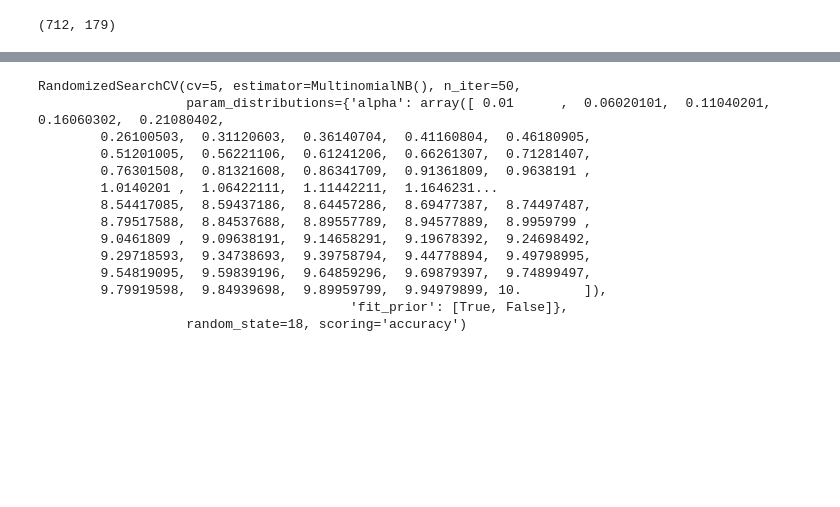
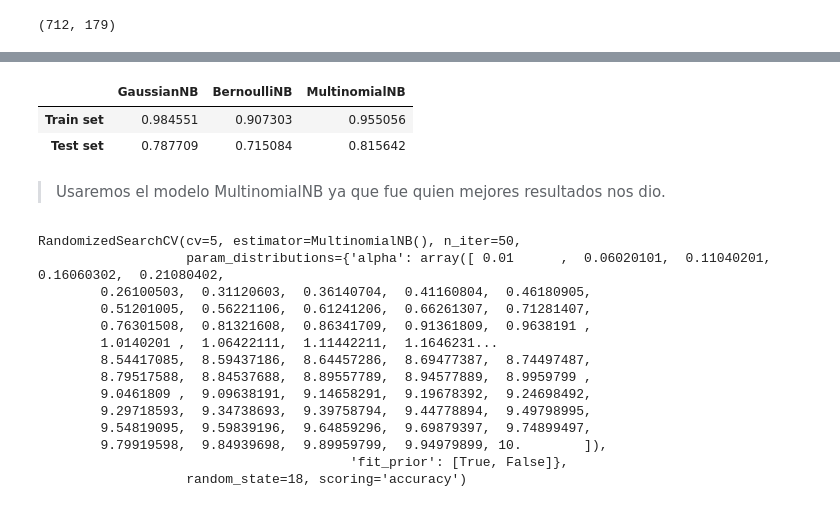
Before and after one commit to 4GeeksAcademy/AnthonnyMal-Machine-Learnig, a Jupyter notebook: src/07-naive-bayes-playstore-reviews.ipynb, the cells around one changed output, grey strips where cells are left out. Saved outputs shown, nothing was run; the diff lists cells and outputs as text; code cells hidden in the pictures; blank space fills up the shorter version.

```diff
--- a/src/07-naive-bayes-playstore-reviews.ipynb
+++ b/src/07-naive-bayes-playstore-reviews.ipynb
@@ -71,8 +73,3 @@ len(X_train), len(X_test)
 vec_model = CountVectorizer(stop_words = "english")
 X_train = vec_model.fit_transform(X_train["review"]).toarray()
 X_test = vec_model.transform(X_test["review"]).toarray()
-# %%
-# Entrenamiento del clasificador
-model = MultinomialNB()
-
-model.fit(X_train, y_train)
@@ -98,3 +90,25 @@ accuracy
+# %%
+results = {}
+
+for model in [GaussianNB(), BernoulliNB(), MultinomialNB()]:
+    model.fit(X_train, y_train)
+
+    y_pred_test = model.predict(X_test)
+    y_pred_train = model.predict(X_train)
+
+    results[type(model).__name__] = {
+        "Train set": accuracy_score(y_train, y_pred_train),
+        "Test set":  accuracy_score(y_test, y_pred_test)
+    }
+
+accuracy = pd.DataFrame(results)
+accuracy
+# %% [output]
+|  | GaussianNB | BernoulliNB | MultinomialNB |
+| Train set | 0.984551 | 0.907303 | 0.955056 |
+| Test set | 0.787709 | 0.715084 | 0.815642 |
+# %% [markdown]
+>Usaremos el modelo MultinomialNB ya que fue quien mejores resultados nos dio.
 # %%
 hyperparams = {"alpha": np.linspace(0.01, 10.0, 200),
                "fit_prior": [True, False]}
```
Also changed, not shown: parts of 13 cells of this notebook.
